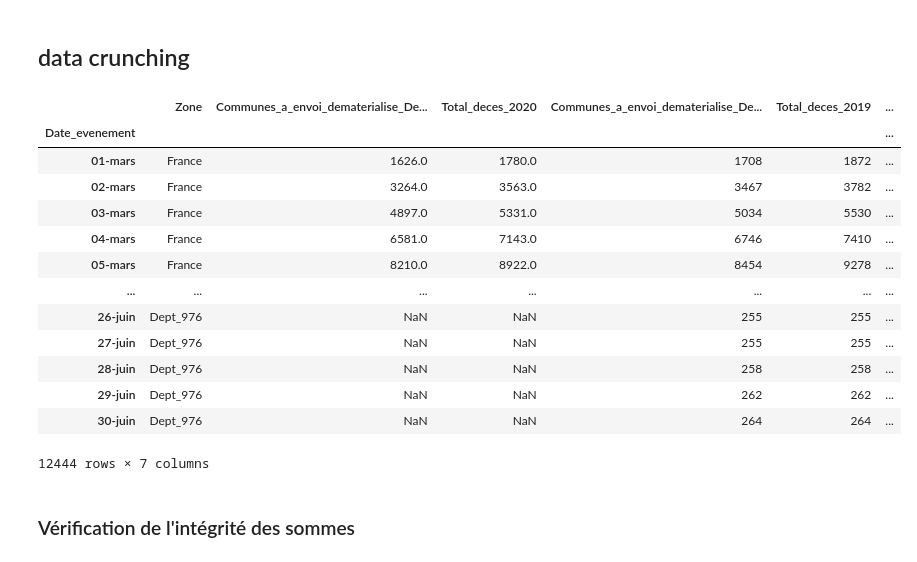
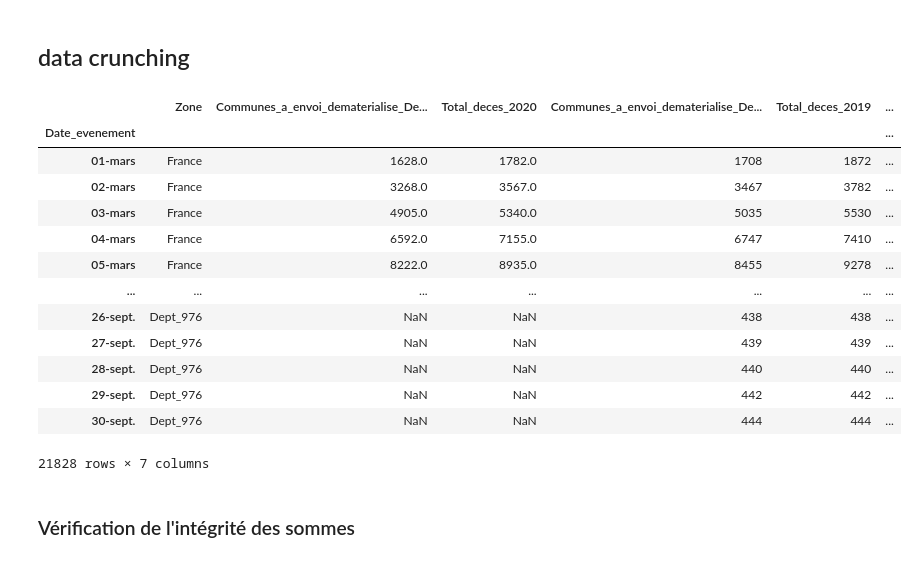
Before and after one commit to makiwara-fr/covid19-analyse, a Jupyter notebook: fr_deaths.ipynb, the cells around one changed output. Cells and saved outputs as stored; diff of their text form; code cells hidden in the pictures.

```diff
--- a/fr_deaths.ipynb
+++ b/fr_deaths.ipynb
@@ -12,24 +12,24 @@ from datetime import date
 # %%
 # Data from insee
 # https://insee.fr/fr/statistiques/4487988?sommaire=4487854
-insee_file = "2020-06-26_deces_quotidiens_departement_csv.csv"
+insee_file = "2020-04-09_deces_quotidiens_departement_csv.csv"
 df_insee = pd.read_csv("./Data_FR_Deaths/" + insee_file, delimiter=";", index_col="Date_evenement")
 df_insee
 # %% [output]
 |  | Zone | Communes_a_envoi_dematerialise_De... | Total_deces_2020 | Communes_a_envoi_dematerialise_De... | Total_deces_2019 | ... |
 | Date_evenement |  |  |  |  |  | ... |
-| 01-mars | France | 1626.0 | 1780.0 | 1708 | 1872 | ... |
-| 02-mars | France | 3264.0 | 3563.0 | 3467 | 3782 | ... |
-| 03-mars | France | 4897.0 | 5331.0 | 5034 | 5530 | ... |
-| 04-mars | France | 6581.0 | 7143.0 | 6746 | 7410 | ... |
-| 05-mars | France | 8210.0 | 8922.0 | 8454 | 9278 | ... |
+| 01-mars | France | 1628.0 | 1782.0 | 1708 | 1872 | ... |
+| 02-mars | France | 3268.0 | 3567.0 | 3467 | 3782 | ... |
+| 03-mars | France | 4905.0 | 5340.0 | 5035 | 5530 | ... |
+| 04-mars | France | 6592.0 | 7155.0 | 6747 | 7410 | ... |
+| 05-mars | France | 8222.0 | 8935.0 | 8455 | 9278 | ... |
 | ... | ... | ... | ... | ... | ... | ... |
-| 26-juin | Dept_976 | NaN | NaN | 255 | 255 | ... |
-| 27-juin | Dept_976 | NaN | NaN | 255 | 255 | ... |
-| 28-juin | Dept_976 | NaN | NaN | 258 | 258 | ... |
-| 29-juin | Dept_976 | NaN | NaN | 262 | 262 | ... |
-| 30-juin | Dept_976 | NaN | NaN | 264 | 264 | ... |
+| 26-sept. | Dept_976 | NaN | NaN | 438 | 438 | ... |
+| 27-sept. | Dept_976 | NaN | NaN | 439 | 439 | ... |
+| 28-sept. | Dept_976 | NaN | NaN | 440 | 440 | ... |
+| 29-sept. | Dept_976 | NaN | NaN | 442 | 442 | ... |
+| 30-sept. | Dept_976 | NaN | NaN | 444 | 444 | ... |
-12444 rows × 7 columns
+21828 rows × 7 columns
 # %%
 # change in date format
 df_insee.reset_index(inplace=True)
```
Also changed, not shown: parts of 10 cells of this notebook, 1 other file.
